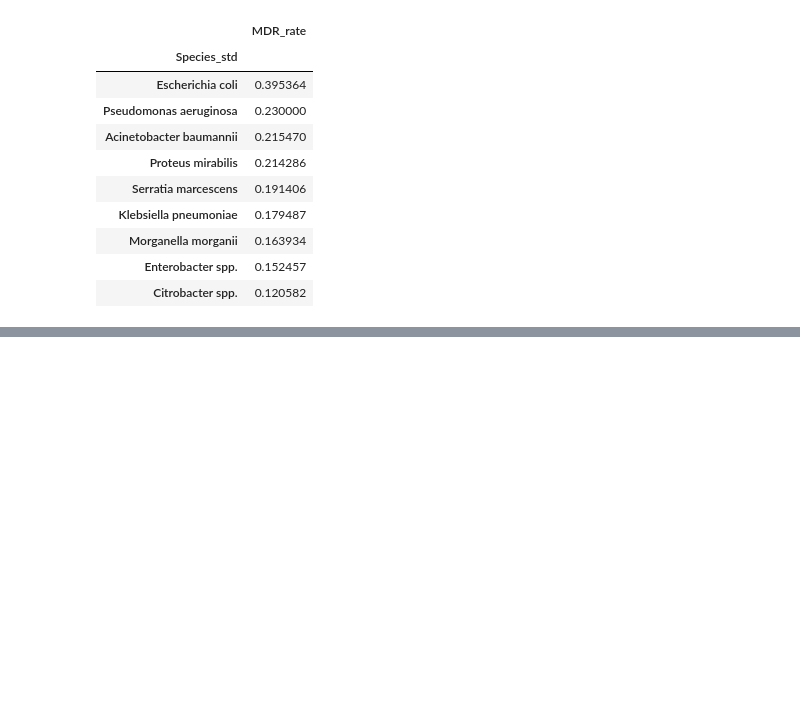
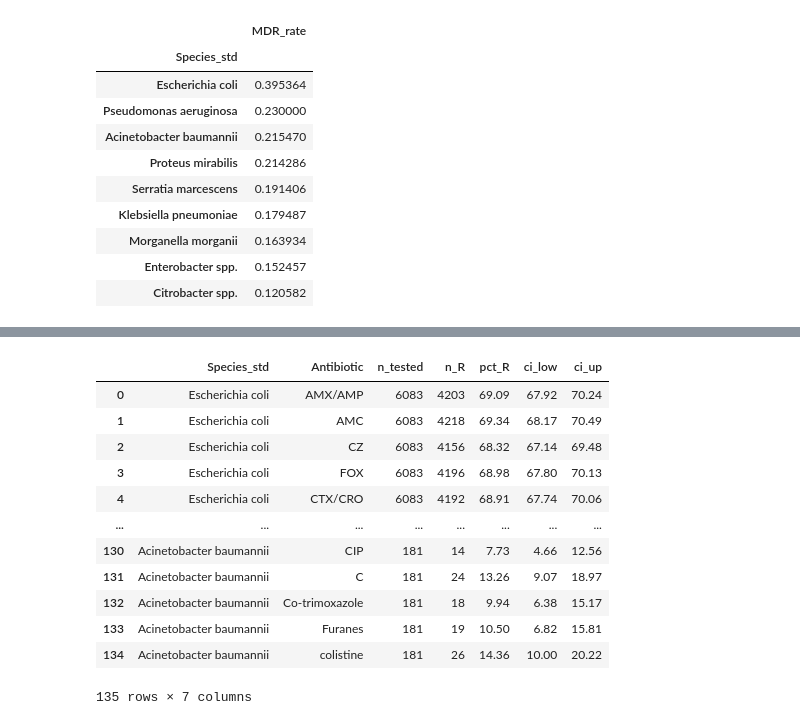
Before and after one commit to smaje99/diploma-in-data-analytics-in-business-management-unir, a Jupyter notebook: mbr-susceptibility-eda/mbr-susceptibility-eda.ipynb, the cells around one changed output, grey strips where cells are left out. Drawn from its saved outputs; the diff is of its cells as text; code cells hidden in the pictures; blank space fills up the shorter version.

```diff
--- a/mbr-susceptibility-eda/mbr-susceptibility-eda.ipynb
+++ b/mbr-susceptibility-eda/mbr-susceptibility-eda.ipynb
@@ -2163,0 +2190,11 @@ mdr_by_species.head(20)
+# %%
+# %% [markdown]
+# ## Fase 2 — P1: Prevalencia especie–antibiótico
+
+# %%
+TOP_N_SPECIES = 10  # puedes cambiarlo si quieres
+
+species_counts = df_clean["Species_std"].value_counts().to_frame("n_isolates")
+
+top_species = species_counts.head(TOP_N_SPECIES).index.tolist()
+species_counts.head(TOP_N_SPECIES)
@@ -2163,0 +2236,56 @@ mdr_by_species.head(20)
+# %%
+# 2️⃣ Tabla especie–antibiótico con %R e IC (escenario base: I = no-R)
+# | Métrica: %R = Σ Rbin / n con Rbin como 1 si R, 0 si S/I.
+
+# %%
+records = []
+
+for species in top_species:
+    df_sp = df_clean[df_clean["Species_std"] == species]
+
+    for abx in ANTIBIOTIC_COLS:
+        rbin_col = f"{abx}_Rbin"
+
+        # solo aislamientos donde ese antibiótico fue testado (no NaN en Rbin)
+        rvals = df_sp[rbin_col].dropna()
+
+        n = len(rvals)
+        if n == 0:
+            continue
+
+        k = int(rvals.sum())  # nº de R
+        p = k / n  # proporción de R
+        ci_low, ci_up = wilson_ci(k, n)
+
+        records.append(
+            {
+                "Species_std": species,
+                "Antibiotic": abx,
+                "n_tested": n,
+                "n_R": k,
+                "pct_R": round(p * 100, 2),
+                "ci_low": round(ci_low * 100, 2),
+                "ci_up": round(ci_up * 100, 2),
+            }
+        )
+
+p1_table_base = pd.DataFrame(records)
+
+# Aplicar criterio de aceptación: solo combinaciones con n >= 30
+p1_table_base = p1_table_base[p1_table_base["n_tested"] >= 30].reset_index(drop=True)
+
+p1_table_base
+# %% [output]
+|  | Species_std | Antibiotic | n_tested | n_R | pct_R | ci_low | ci_up |
+| 0 | Escherichia coli | AMX/AMP | 6083 | 4203 | 69.09 | 67.92 | 70.24 |
+| 1 | Escherichia coli | AMC | 6083 | 4218 | 69.34 | 68.17 | 70.49 |
+| 2 | Escherichia coli | CZ | 6083 | 4156 | 68.32 | 67.14 | 69.48 |
+| 3 | Escherichia coli | FOX | 6083 | 4196 | 68.98 | 67.80 | 70.13 |
+| 4 | Escherichia coli | CTX/CRO | 6083 | 4192 | 68.91 | 67.74 | 70.06 |
+| ... | ... | ... | ... | ... | ... | ... | ... |
+| 130 | Acinetobacter baumannii | CIP | 181 | 14 | 7.73 | 4.66 | 12.56 |
+| 131 | Acinetobacter baumannii | C | 181 | 24 | 13.26 | 9.07 | 18.97 |
+| 132 | Acinetobacter baumannii | Co-trimoxazole | 181 | 18 | 9.94 | 6.38 | 15.17 |
+| 133 | Acinetobacter baumannii | Furanes | 181 | 19 | 10.50 | 6.82 | 15.81 |
+| 134 | Acinetobacter baumannii | colistine | 181 | 26 | 14.36 | 10.00 | 20.22 |
+135 rows × 7 columns
```
Also changed, not shown: parts of 19 cells of this notebook, 4 other files.
